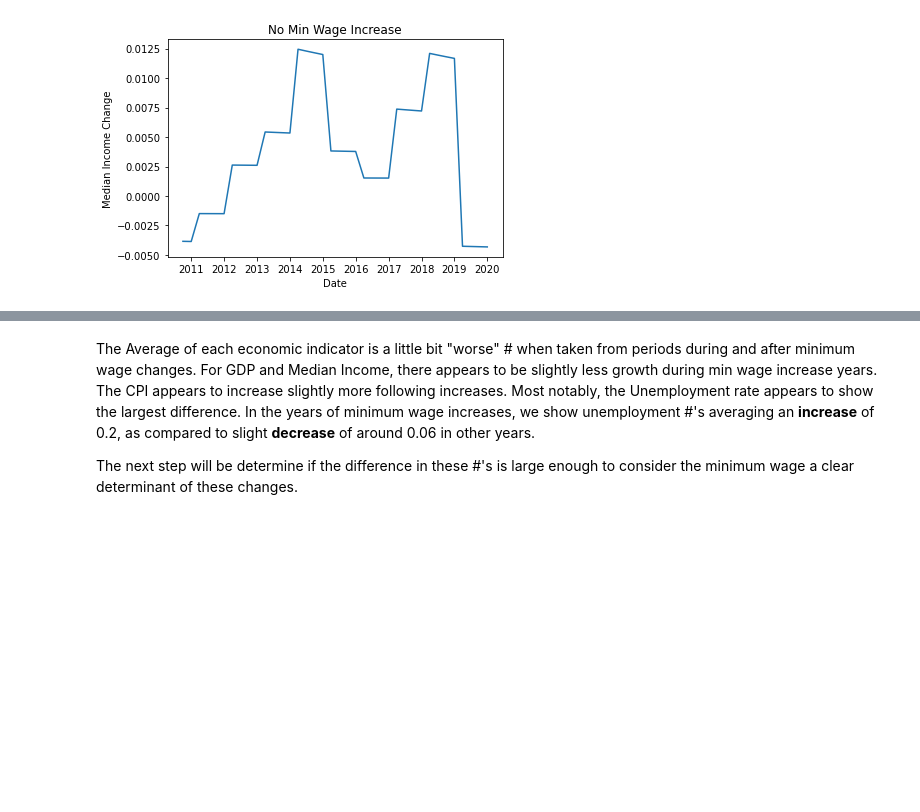
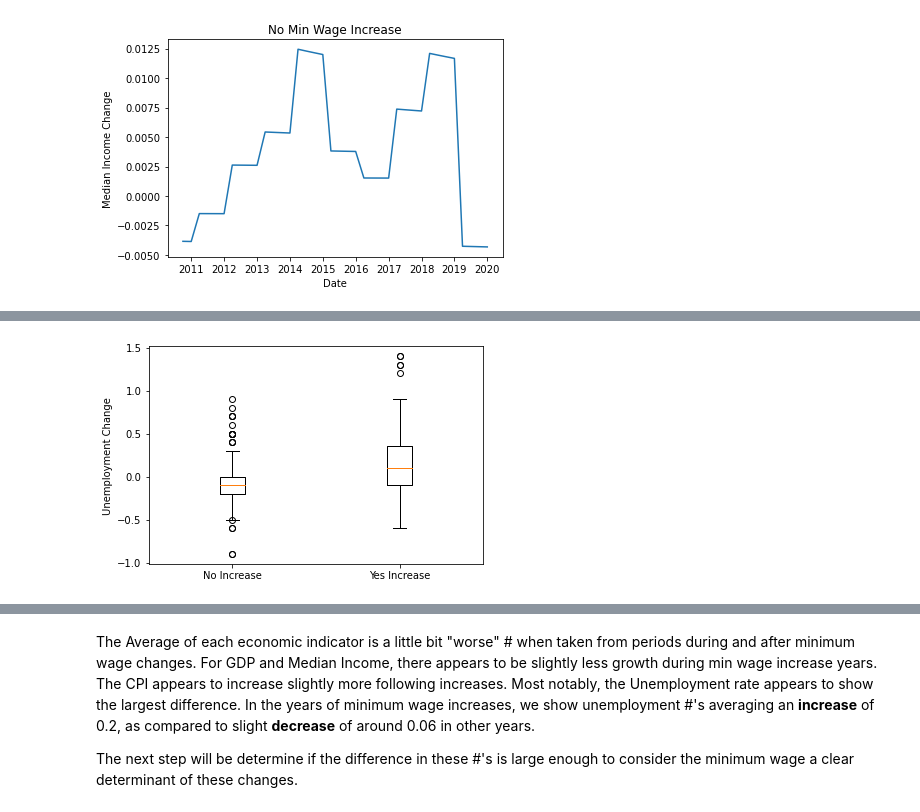
Before and after one commit to drewc77/Capstone-3, a Jupyter notebook: Capstone 3 - Data Exploration.ipynb, the cells around one changed output, grey strips where cells are left out. Saved outputs shown, nothing was run; the diff lists cells and outputs as text; code cells hidden in the pictures; blank space fills up the shorter version.

```diff
--- a/Capstone 3 - Data Exploration.ipynb
+++ b/Capstone 3 - Data Exploration.ipynb
@@ -326,0 +600,7 @@ Average GDP Change during periods of minimum wage increases: 0.00191923944958430
+# %%
+plt.boxplot([no_increase['Unemployment Change'], increase['Unemployment Change']])
+plt.ylabel('Unemployment Change')
+plt.xticks([1, 2], ['No Increase', 'Yes Increase'])
+plt.show()
+# %% [output]
+[figure, added]
```
Also changed, not shown: parts of 34 cells of this notebook.
